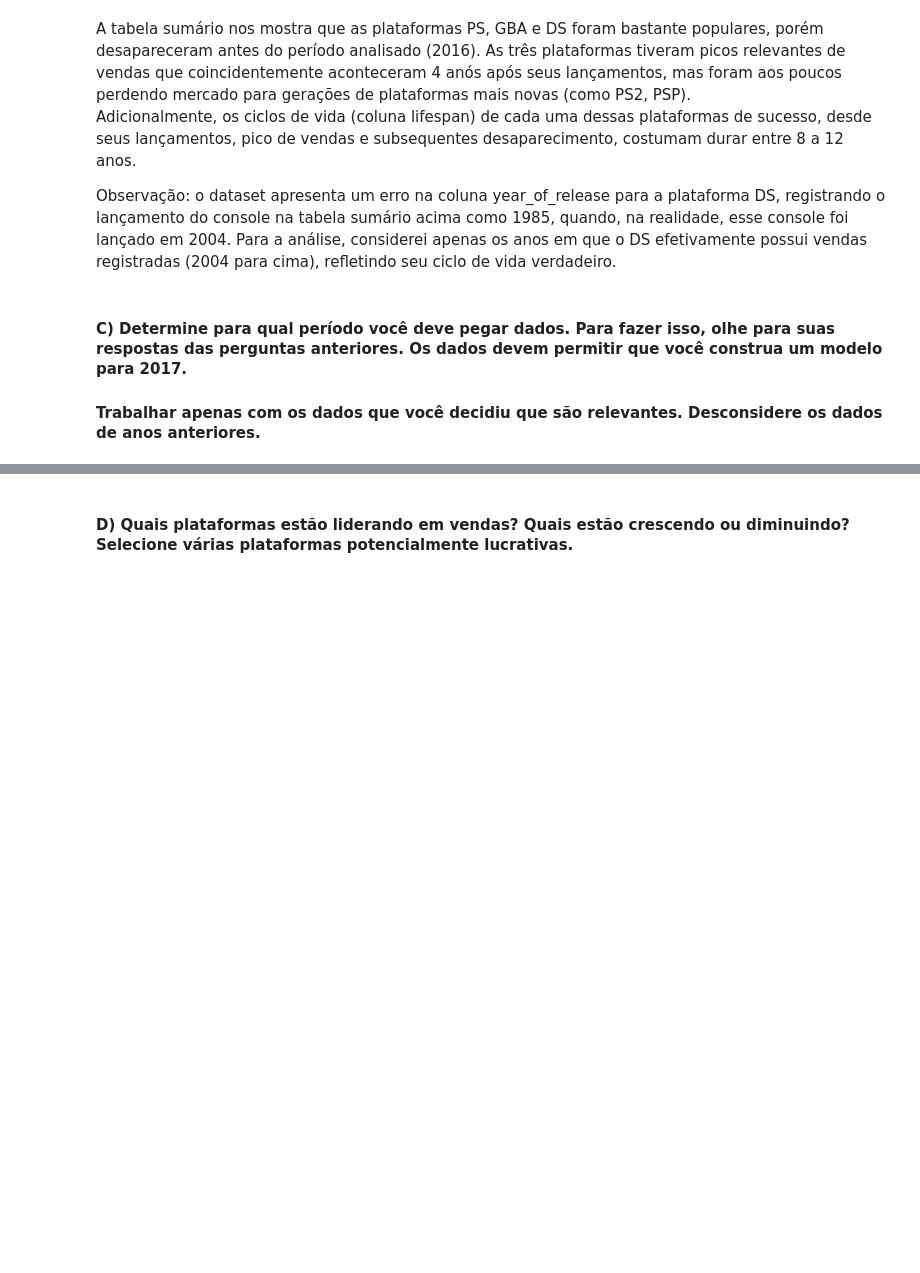
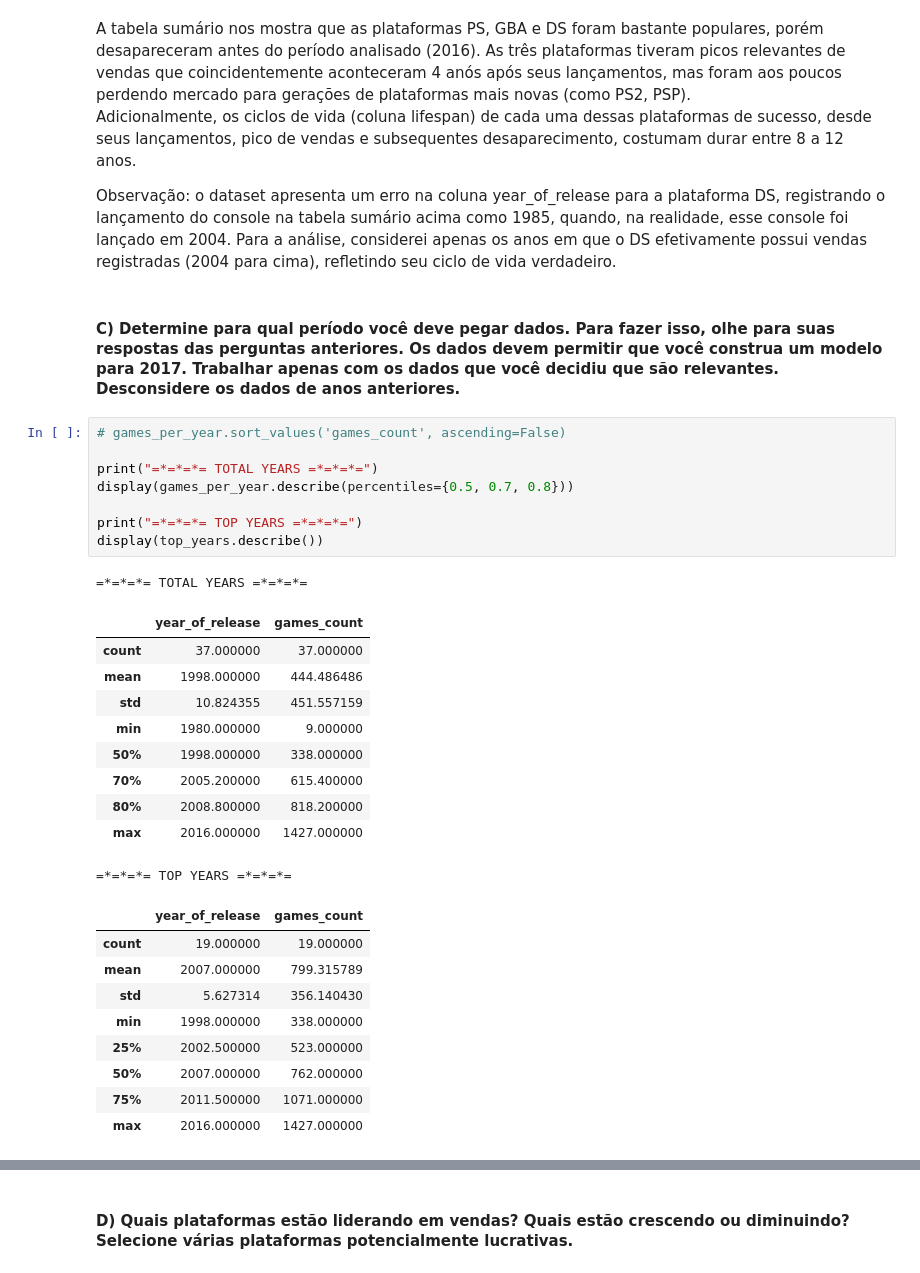
Before and after one commit to BCaravina/video-games-EDA, a Jupyter notebook: notebooks/analysis.ipynb, the cells around one changed output, grey strips where cells are left out. Drawn from its saved outputs; the diff is of its cells as text; blank space fills up the shorter version.

```diff
--- a/notebooks/analysis.ipynb
+++ b/notebooks/analysis.ipynb
@@ -355,5 +355,33 @@ Adicionalmente, os ciclos de vida (coluna lifespan) de cada uma dessas plataform
 
 Observação: o dataset apresenta um erro na coluna year_of_release para a plataforma DS, registrando o lançamento do console na tabela sumário acima como 1985, quando, na realidade, esse console foi lançado em 2004. Para a análise, considerei apenas os anos em que o DS efetivamente possui vendas registradas (2004 para cima), refletindo seu ciclo de vida verdadeiro.
 # %% [markdown]
-#### C) Determine para qual período você deve pegar dados. Para fazer isso, olhe para suas respostas das perguntas anteriores. Os dados devem permitir que você construa um modelo para 2017.
-#### Trabalhar apenas com os dados que você decidiu que são relevantes. Desconsidere os dados de anos anteriores.
+#### C) Determine para qual período você deve pegar dados. Para fazer isso, olhe para suas respostas das perguntas anteriores. Os dados devem permitir que você construa um modelo para 2017. Trabalhar apenas com os dados que você decidiu que são relevantes. Desconsidere os dados de anos anteriores.
+# %%
+# games_per_year.sort_values('games_count', ascending=False)
+
+print("=*=*=*= TOTAL YEARS =*=*=*=")
+display(games_per_year.describe(percentiles={0.5, 0.7, 0.8}))
+
+print("=*=*=*= TOP YEARS =*=*=*=")
+display(top_years.describe())
+# %% [output]
+=*=*=*= TOTAL YEARS =*=*=*=
+|  | year_of_release | games_count |
+| count | 37.000000 | 37.000000 |
+| mean | 1998.000000 | 444.486486 |
+| std | 10.824355 | 451.557159 |
+| min | 1980.000000 | 9.000000 |
+| 50% | 1998.000000 | 338.000000 |
+| 70% | 2005.200000 | 615.400000 |
+| 80% | 2008.800000 | 818.200000 |
+| max | 2016.000000 | 1427.000000 |
+=*=*=*= TOP YEARS =*=*=*=
+|  | year_of_release | games_count |
+| count | 19.000000 | 19.000000 |
+| mean | 2007.000000 | 799.315789 |
+| std | 5.627314 | 356.140430 |
+| min | 1998.000000 | 338.000000 |
+| 25% | 2002.500000 | 523.000000 |
+| 50% | 2007.000000 | 762.000000 |
+| 75% | 2011.500000 | 1071.000000 |
+| max | 2016.000000 | 1427.000000 |
```
Also changed, not shown: parts of 6 cells of this notebook.
